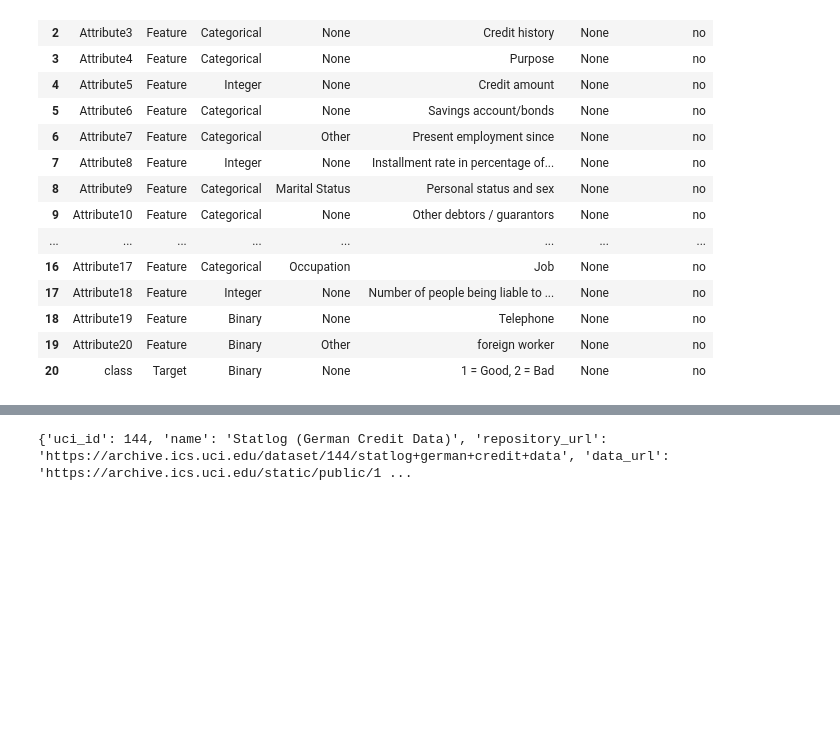
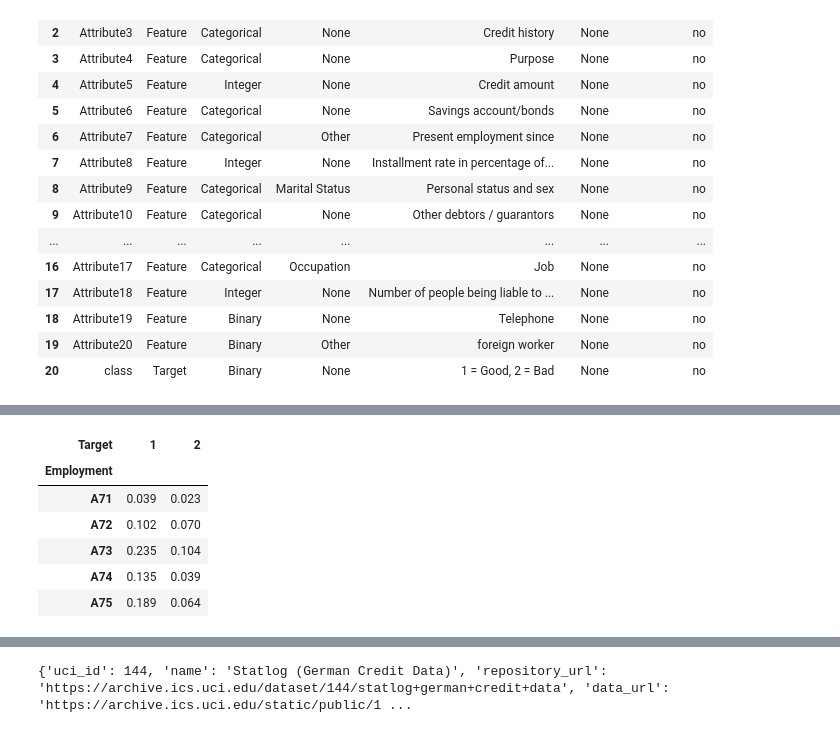
Before and after one commit to maylonleoncio/Credit-Risk, a Jupyter notebook: analysis_risk.ipynb, the cells around one changed output, grey strips where cells are left out. Drawn from its saved outputs; the diff is of its cells as text; code cells hidden in the pictures; blank space fills up the shorter version.

```diff
--- a/analysis_risk.ipynb
+++ b/analysis_risk.ipynb
@@ -98,0 +119,10 @@ statlog_german_credit_data.data.features
+# %%
+pd.crosstab(credit.Employment, credit.Target )/credit.shape[0]
+# %% [output]
+| Target | 1 | 2 |
+| Employment |  |  |
+| A71 | 0.039 | 0.023 |
+| A72 | 0.102 | 0.070 |
+| A73 | 0.235 | 0.104 |
+| A74 | 0.135 | 0.039 |
+| A75 | 0.189 | 0.064 |
```
Also changed, not shown: parts of 7 cells of this notebook.
